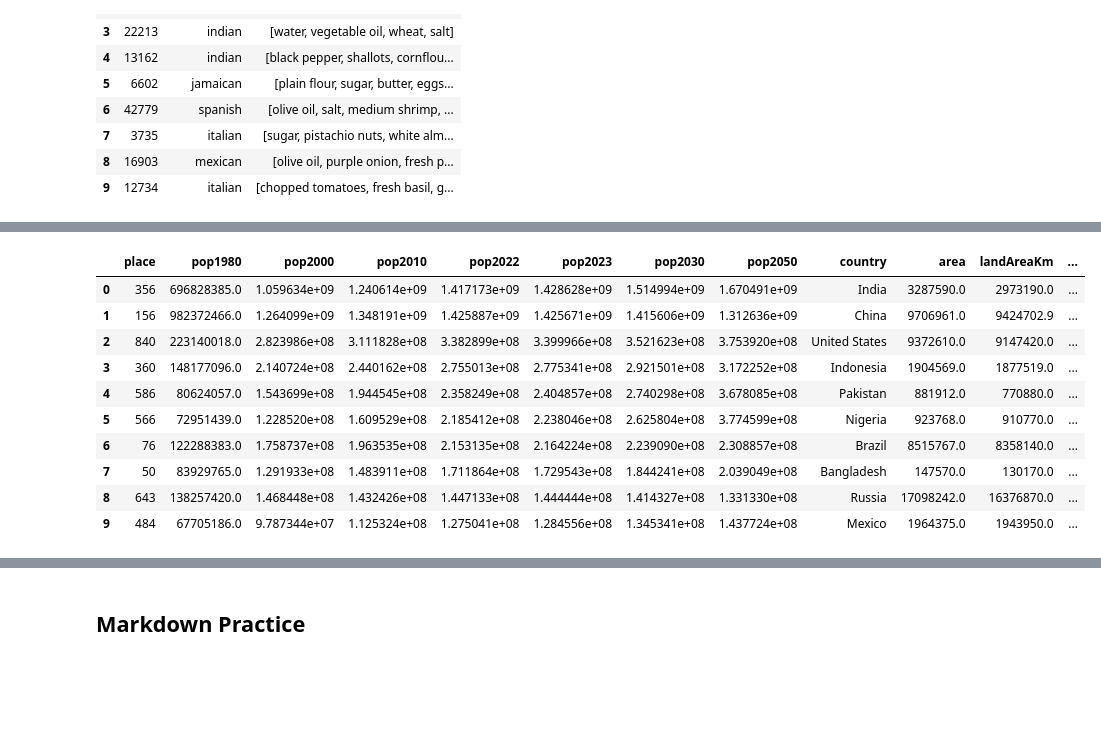
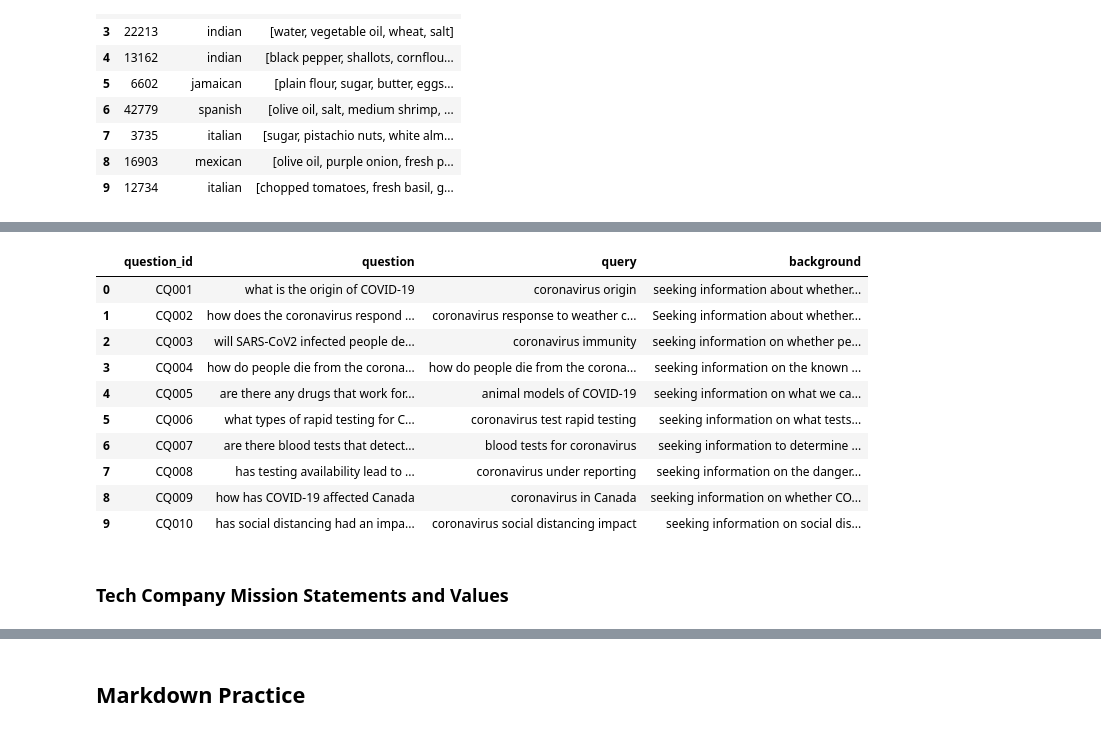
Before and after one commit to hal-yu/datasci_1_loading, a Jupyter notebook: HHA507W1_Intro.ipynb, the cells around one changed output, grey strips where cells are left out. Cells and saved outputs as stored; diff of their text form; code cells hidden in the pictures; blank space fills up the shorter version.

```diff
--- a/HHA507W1_Intro.ipynb
+++ b/HHA507W1_Intro.ipynb
@@ -226,15 +232,17 @@ df7.head(10)
 # %%
-df8 = pd.read_json('JSON_Datasets/Countries.json')
+df8 = pd.read_json('JSON_Datasets/consumer_questions_prelim.json')
 df8.head(10)
 # %% [output]
-|  | place | pop1980 | pop2000 | pop2010 | pop2022 | pop2023 | pop2030 | pop2050 | country | area | landAreaKm | ... |
-| 0 | 356 | 696828385.0 | 1.059634e+09 | 1.240614e+09 | 1.417173e+09 | 1.428628e+09 | 1.514994e+09 | 1.670491e+09 | India | 3287590.0 | 2973190.0 | ... |
-| 1 | 156 | 982372466.0 | 1.264099e+09 | 1.348191e+09 | 1.425887e+09 | 1.425671e+09 | 1.415606e+09 | 1.312636e+09 | China | 9706961.0 | 9424702.9 | ... |
-| 2 | 840 | 223140018.0 | 2.823986e+08 | 3.111828e+08 | 3.382899e+08 | 3.399966e+08 | 3.521623e+08 | 3.753920e+08 | United States | 9372610.0 | 9147420.0 | ... |
-| 3 | 360 | 148177096.0 | 2.140724e+08 | 2.440162e+08 | 2.755013e+08 | 2.775341e+08 | 2.921501e+08 | 3.172252e+08 | Indonesia | 1904569.0 | 1877519.0 | ... |
-| 4 | 586 | 80624057.0 | 1.543699e+08 | 1.944545e+08 | 2.358249e+08 | 2.404857e+08 | 2.740298e+08 | 3.678085e+08 | Pakistan | 881912.0 | 770880.0 | ... |
-| 5 | 566 | 72951439.0 | 1.228520e+08 | 1.609529e+08 | 2.185412e+08 | 2.238046e+08 | 2.625804e+08 | 3.774599e+08 | Nigeria | 923768.0 | 910770.0 | ... |
-| 6 | 76 | 122288383.0 | 1.758737e+08 | 1.963535e+08 | 2.153135e+08 | 2.164224e+08 | 2.239090e+08 | 2.308857e+08 | Brazil | 8515767.0 | 8358140.0 | ... |
-| 7 | 50 | 83929765.0 | 1.291933e+08 | 1.483911e+08 | 1.711864e+08 | 1.729543e+08 | 1.844241e+08 | 2.039049e+08 | Bangladesh | 147570.0 | 130170.0 | ... |
-| 8 | 643 | 138257420.0 | 1.468448e+08 | 1.432426e+08 | 1.447133e+08 | 1.444444e+08 | 1.414327e+08 | 1.331330e+08 | Russia | 17098242.0 | 16376870.0 | ... |
-| 9 | 484 | 67705186.0 | 9.787344e+07 | 1.125324e+08 | 1.275041e+08 | 1.284556e+08 | 1.345341e+08 | 1.437724e+08 | Mexico | 1964375.0 | 1943950.0 | ... |
+|  | question_id | question | query | background |
+| 0 | CQ001 | what is the origin of COVID-19 | coronavirus origin | seeking information about whether... |
+| 1 | CQ002 | how does the coronavirus respond ... | coronavirus response to weather c... | Seeking information about whether... |
+| 2 | CQ003 | will SARS-CoV2 infected people de... | coronavirus immunity | seeking information on whether pe... |
+| 3 | CQ004 | how do people die from the corona... | how do people die from the corona... | seeking information on the known ... |
+| 4 | CQ005 | are there any drugs that work for... | animal models of COVID-19 | seeking information on what we ca... |
+| 5 | CQ006 | what types of rapid testing for C... | coronavirus test rapid testing | seeking information on what tests... |
+| 6 | CQ007 | are there blood tests that detect... | blood tests for coronavirus | seeking information to determine ... |
+| 7 | CQ008 | has testing availability lead to ... | coronavirus under reporting | seeking information on the danger... |
+| 8 | CQ009 | how has COVID-19 affected Canada | coronavirus in Canada | seeking information on whether CO... |
+| 9 | CQ010 | has social distancing had an impa... | coronavirus social distancing impact | seeking information on social dis... |
+# %% [markdown]
+### Tech Company Mission Statements and Values
```
Also changed, not shown: parts of 6 cells of this notebook.
